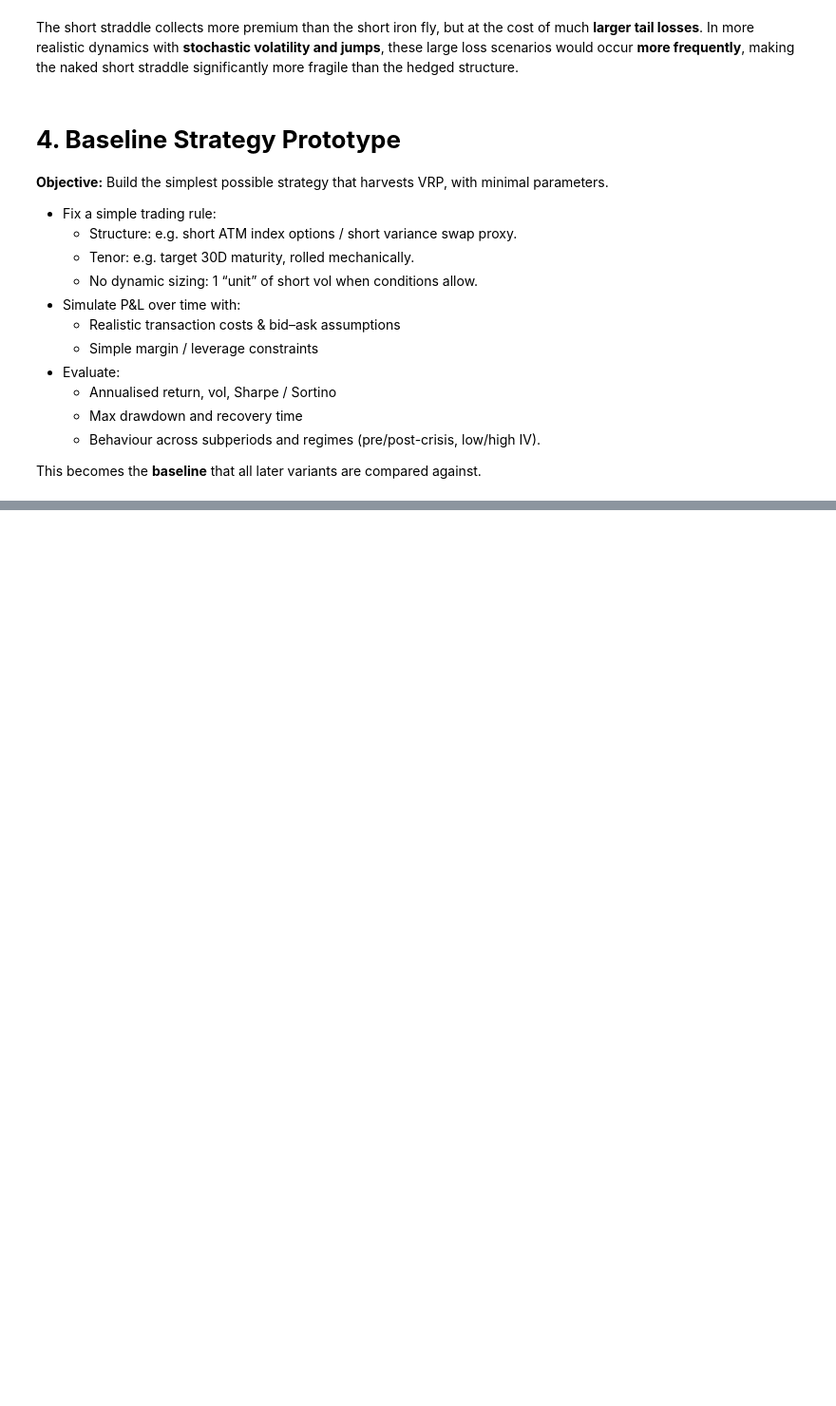
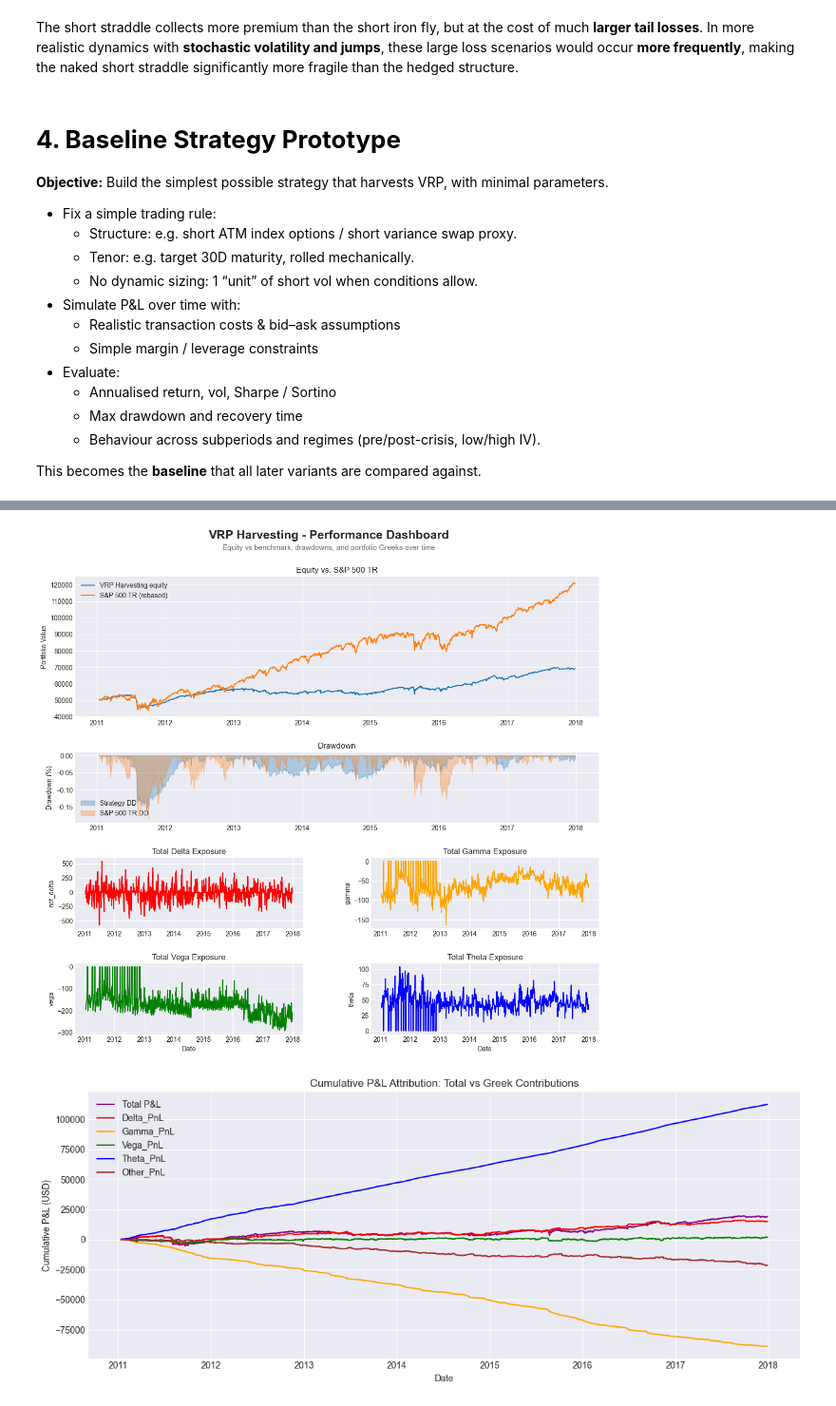
Before and after one commit to anthonymakarewicz/volatility-trading, a Jupyter notebook: notebooks/vrp_harvesting/notebook.ipynb, the cells around one changed output, grey strips where cells are left out. Shown at 95% size. Saved outputs shown, nothing was run; the diff lists cells and outputs as text; code cells hidden in the pictures; blank space fills up the shorter version.

```diff
--- a/notebooks/vrp_harvesting/notebook.ipynb
+++ b/notebooks/vrp_harvesting/notebook.ipynb
@@ -576,0 +646,68 @@ Profit Factor          : 1.47
+# %%
+from dataclasses import asdict, is_dataclass
+
+def _model_config(model):
+    if model is None:
+        return {"class": None, "params": None}
+    return {
+        "class": type(model).__name__,
+        "params": asdict(model) if is_dataclass(model) else None,
+    }
+
+run_config = {
+    "ticker": TICKER,
+    "backtest_start": str(daily_mtm.index.min().date()),
+    "backtest_end": str(daily_mtm.index.max().date()),
+    "strategy": {
+        "class": type(strat).__name__,
+        "signal_class": type(sig).__name__,
+        "holding_period": HOLDING_PERIOD,
+        "target_dte": getattr(strat, "target_dte", None),
+        "max_dte_diff": getattr(strat, "max_dte_diff", None),
+    },
+    "risk": {
+        "risk_budget_pct": RISK_BUDGET_PCT,
+        "risk_model": _model_config(getattr(strat, "risk_estimator", None)),
+        "scenario_generator": type(getattr(strat, "scenario_generator", None)).__name__
+        if getattr(strat, "scenario_generator", None) is not None
+        else None,
+    },
+    """
+    "margin": {
+        "margin_budget_pct": MARGIN_BUDGET_PCT,
+        "entry_margin_model": _model_config(getattr(strat, "margin_model", None)),
+        "lifecycle_policy": asdict(strat.margin_policy) if strat.margin_policy else None,
+        "lifecycle_enabled": strat.margin_policy is not None,
+    },
+    """
+    "execution": {
+        "initial_capital": cfg.initial_capital,
+        "commission_per_leg": cfg.commission_per_leg,
+        "slip_bid": cfg.slip_bid,
+        "slip_ask": cfg.slip_ask,
+        "lot_size": cfg.lot_size,
+    },
+    "benchmark": {"ticker": BENCHMARK_TICKER},
+}
+
+with plt.ioff():
+    bundle = build_backtest_report_bundle(
+        trades=trades,
+        mtm_daily=daily_mtm,
+        benchmark=sp500_tr,
+        risk_free_rate=rf,
+        run_id="05_rf_rate_series_on_MarginPolicy_and_performance",
+        strategy_name="VRP Harvesting",
+        benchmark_name=BENCHMARK_TICKER,
+        run_config=run_config,
+        include_dashboard_plot=True,
+        include_component_plots=True,
+    )
+
+run_dir = save_backtest_report_bundle(bundle, output_root=EXPERIMENT_REPORT_ROOT)
+
+for fig in bundle.figures.values():
+    plt.close(fig)
+
+print(run_dir)
+# %% [output]
@@ -576,0 +731,2 @@ Profit Factor          : 1.47
+[figure, added]
+[figure, added]
```
Also changed, not shown: parts of 9 cells of this notebook, 4 other files.
